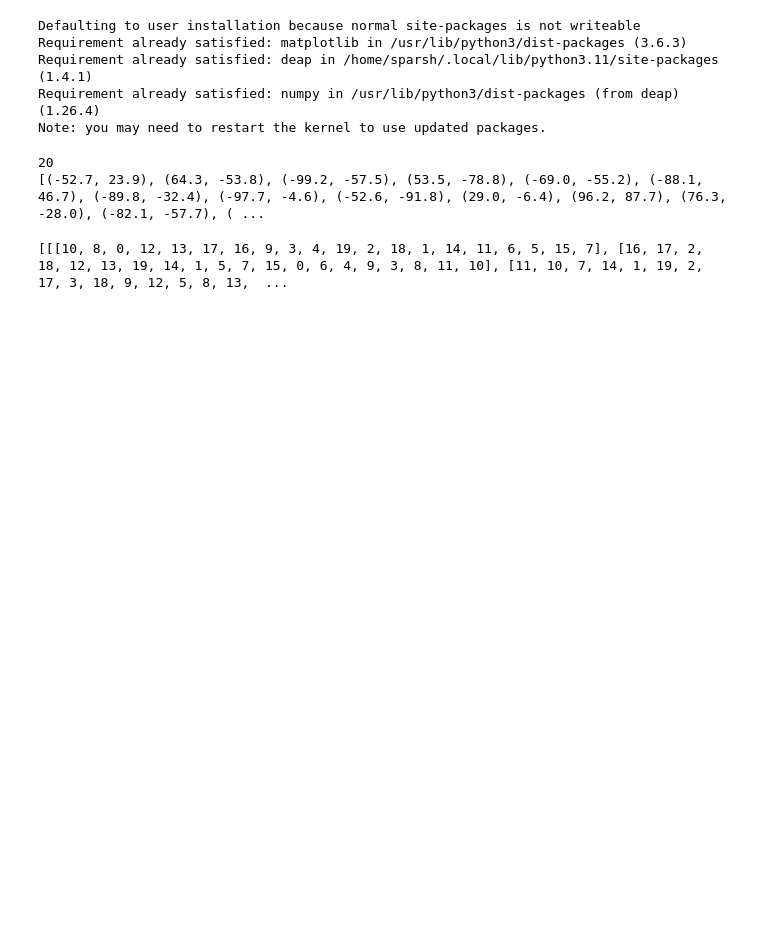
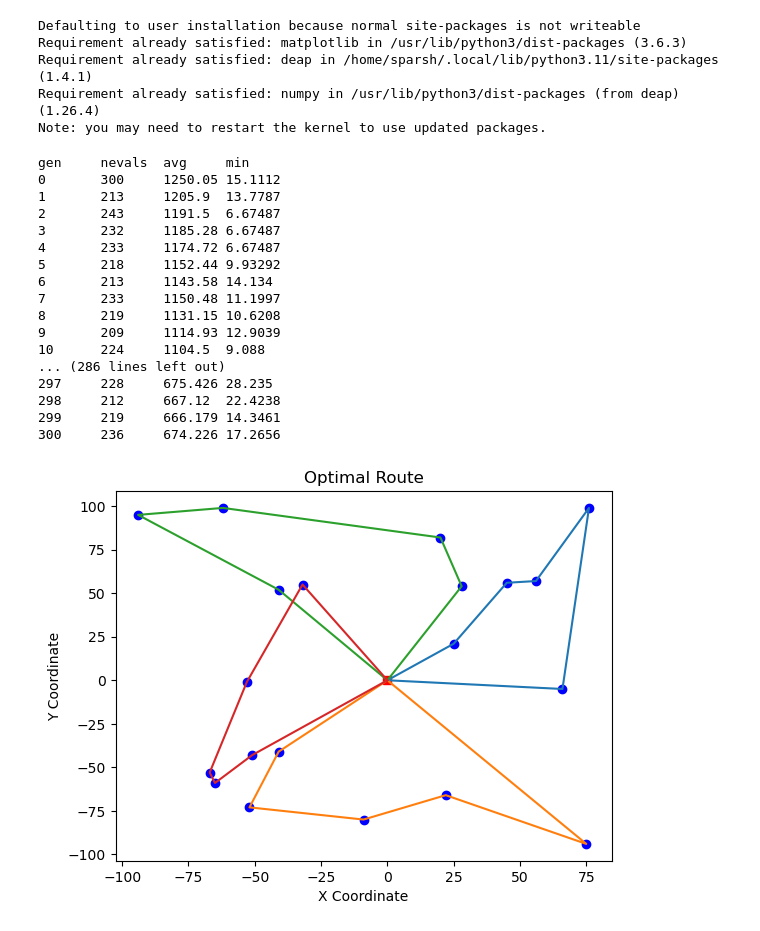
Before and after one commit to PacemakerX/Genetic-Algorithm-for-VRP, a Jupyter notebook: vehicleRoutingProblem-Solution.ipynb, the cells around one changed output. Cells and saved outputs as stored; diff of their text form; code cells hidden in the pictures; blank space fills up the shorter version.

Commit message:
Build is complete

```diff
--- a/vehicleRoutingProblem-Solution.ipynb
+++ b/vehicleRoutingProblem-Solution.ipynb
@@ -15,28 +17,23 @@ from deap import base, creator, tools, algorithms #type: ignore
 # Pre Requisite Values
 num_locations=20
 
-locations=locations = [(round(random.uniform(-100, 100),1), round(random.uniform(-100, 100),1)) for _ in range(num_location)]
+locations=[(random.randint(-100, 100), random.randint(-100, 100)) for _ in range(num_locations)]
 
 depot=(0,0)
 
 num_vehicles=4
 
-print(num_locations)
-print(locations)
+# print(num_locations)
+# print(locations)
-# %% [output]
-20
-[(-52.7, 23.9), (64.3, -53.8), (-99.2, -57.5), (53.5, -78.8), (-69.0, -55.2), (-88.1, 46.7), (-89.8, -32.4), (-97.7, -4.6), (-52.6, -91.8), (29.0, -6.4), (96.2, 87.7), (76.3, -28.0), (-82.1, -57.7), ( ...
 # %%
 # Genetic Algorithm Setup
-creator.create("FitnessMin", base.Fitness, weights=(-1.0,))
+creator.create("FitnessMin", base.Fitness, weights=(-1.0,-1.0))
 creator.create("Individual", list, fitness=creator.FitnessMin)
 
 toolbox = base.Toolbox()
 toolbox.register("indices", random.sample, range(num_locations), num_locations)
 
-toolbox.register("individual",tools.initRepeat,creator.Individual,toolbox.indices)  #finish defining how to build an individual)
+toolbox.register("individual",tools.initIterate,creator.Individual,toolbox.indices)  #finish defining how to build an individual)
 toolbox.register("population",tools.initRepeat,list,toolbox.individual) #finish defining how to build an population)
 
-print(toolbox.population(100))
+# print(toolbox.population(100))
-# %% [output]
-[[[10, 8, 0, 12, 13, 17, 16, 9, 3, 4, 19, 2, 18, 1, 14, 11, 6, 5, 15, 7], [16, 17, 2, 18, 12, 13, 19, 14, 1, 5, 7, 15, 0, 6, 4, 9, 3, 8, 11, 10], [11, 10, 7, 14, 1, 19, 2, 17, 3, 18, 9, 12, 5, 8, 13,  ...
@@ -42,0 +60,56 @@ print(toolbox.population(100))
+# %%
+def plot_routes(individual, title="Routes"):
+    plt.figure()
+    # Plot locations as blue dots and the depot as a red square
+    for (x, y) in locations:
+        plt.plot(x, y, 'bo')
+    plt.plot(depot[0], depot[1], 'rs')
+
+    # Draw routes for each vehicle
+    for i in range(num_vehicles):
+        vehicle_route = [depot] + [locations[individual[j]] for j in range(i, len(individual), num_vehicles)] + [depot]
+        plt.plot(*zip(*vehicle_route), '-')
+
+    plt.title(title)
+    plt.xlabel('X Coordinate')
+    plt.ylabel('Y Coordinate')
+    plt.show()
+# %%
+def main():
+    random.seed(42)  # Seed for reproducibility
+    pop = toolbox.population(300)  # Generate initial population
+    hof = tools.HallOfFame(1)  # Hall of Fame to store the best individual
+
+    # Setup statistics to track
+    stats = tools.Statistics(lambda ind: ind.fitness.values)
+    stats.register("avg", np.mean)
+    stats.register("min", np.min)
+
+    # Run the genetic algorithm
+    algorithms.eaSimple(pop, toolbox, 0.7, 0.2, 300, stats=stats, halloffame=hof)
+
+    # Plot the best route found
+    plot_routes(hof[0], "Optimal Route")
+    return pop, stats, hof
+# %%
+if __name__ == "__main__":
+    main()
+# %% [output]
+gen     nevals  avg     min
+0       300     1250.05 15.1112
+1       213     1205.9  13.7787
+2       243     1191.5  6.67487
+3       232     1185.28 6.67487
+4       233     1174.72 6.67487
+5       218     1152.44 9.93292
+6       213     1143.58 14.134
+7       233     1150.48 11.1997
+8       219     1131.15 10.6208
+9       209     1114.93 12.9039
+10      224     1104.5  9.088
+... (286 lines left out)
+297     228     675.426 28.235
+298     212     667.12  22.4238
+299     219     666.179 14.3461
+300     236     674.226 17.2656
+[figure, added]
```
Also changed, not shown: parts of 3 cells of this notebook.
